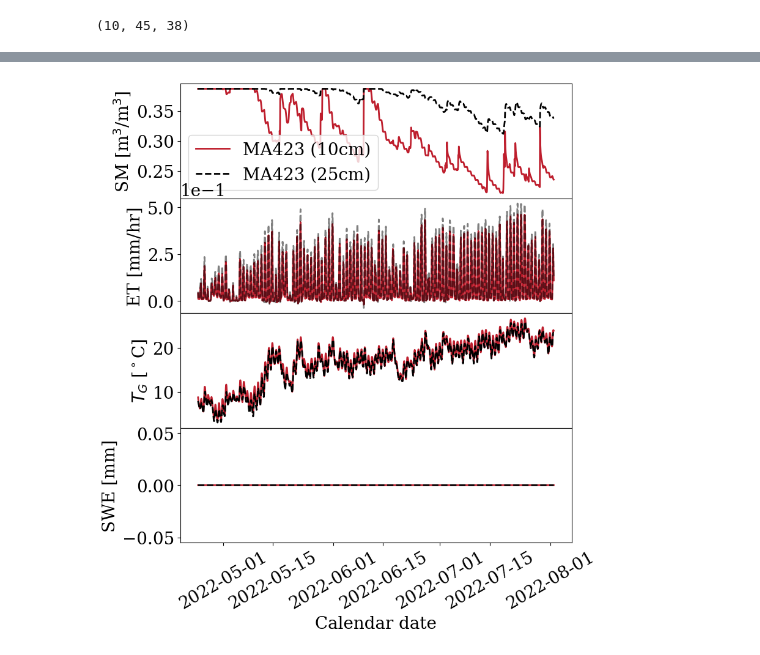
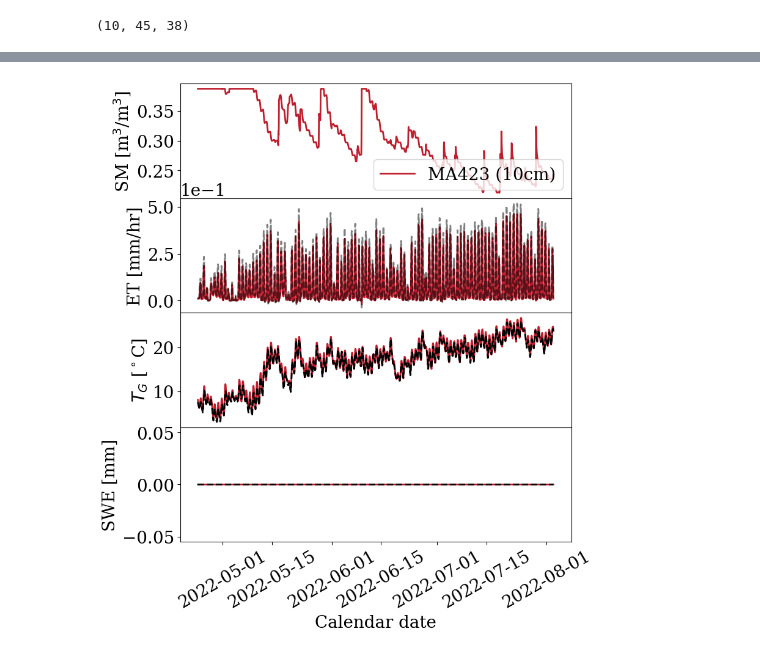
Before and after one commit to mashadab/ParFlow-project, a Jupyter notebook: Andreas/Simulation_Analysis_conus_subset_Harvard_forest.ipynb, the cells around one changed output, grey strips where cells are left out. Saved outputs shown, nothing was run; the diff lists cells and outputs as text; code cells hidden in the pictures.

```diff
--- a/Andreas/Simulation_Analysis_conus_subset_Harvard_forest.ipynb
+++ b/Andreas/Simulation_Analysis_conus_subset_Harvard_forest.ipynb
@@ -570,0 +632,9 @@ np.kron(nanmask[-1,:,:],np.ones(((10,1,1))))
+# %%
+from datetime import datetime, timedelta
+t1 = datetime(2019, 1, 1, 0, 0)  #start date time
+t2 = datetime(2019, 1, 1, 0, 0)  #data start date time
+t3 = datetime(2023, 1,1, 0, 0)  #end date time
+
+delta1 = int((t2 - t1).total_seconds() / 3600); delta2 = int((t3 - t2).total_seconds() / 3600); delta3 = int((t3 - t1).total_seconds() / 3600)
+
+print(delta1,delta2,delta3)  # 5:30:00
@@ -694,43 +892,34 @@ np.savez(f'{run_dir}/../MA_time{icount}hr_sim_type{sim_type}_storage_specific_20
 # %%
 #Only for specific time in 2022: 24th April to 3rd October
-
-from datetime import datetime, timedelta
-d = datetime(2018, 1, 1, 0, 0)
-
-#print(d + timedelta(hours = time_array_plot[0,2]))
-time_array_one_row = np.linspace(8760*4+2735,8760*4+5135,2401)#time_array_plot[0,:]
-
-time_array_datetime = ([d + timedelta(hours = i) for i in time_array_one_row])
-
 #time_array_datetime = np.tile(t_time_datetime, (20,1))
 
 #plotting components of water balance
 fig, axs = plt.subplots(4, sharex=True, figsize=(8,10) , dpi=100)
 #fig.suptitle('Little Washita Water Balance')
-axs[0].plot(time_array_datetime,soil_moisture_point10cmavg[8760*4+2735-1:8760*4+5135,17,7], 'k-', linewidth=2,alpha=1,label='MA423 (10cm)', color = red)
-axs[0].plot(time_array_datetime,soil_moisture_point25cmavg[8760*4+2735-1:8760*4+5135,17,7], 'k--', linewidth=2,alpha=1,label='MA423 (25cm)')
-axs[0].legend(loc='lower left')
+axs[0].plot(time_array_datetime,soil_moisture_point10cmavg[delta5:delta6+1,17,7], 'k-', linewidth=2,alpha=1,label='MA423 (10cm)', color = red)
+#axs[0].plot(time_array_datetime,soil_moisture_point25cmavg[8760*4+2735-1:8760*4+5135,17,7], 'k--', linewidth=2,alpha=1,label='MA423 (25cm)')
+axs[0].legend(loc='lower right')
 axs[0].set_ylabel("SM [m$^3$/m$^3$]")
-axs[1].plot(time_array_datetime[1:],np.nanmean(et_plot[8760*4+2735-1:8760*4+5135-1]*np.kron(nanmask[-1,:,:],np.ones(((len(time_array_one_row)-1,1,1)))), axis=(1,2)), linewidth=2, color = red)
-axs[1].plot(time_array_datetime[1:],et_plot[8760*4+2735-1:8760*4+5135-1,17,7], 'k--', linewidth=2,alpha=0.5)
+axs[1].plot(time_array_datetime,np.nanmean(et_plot[delta5:delta6+1]*np.kron(nanmask[-1,:,:],np.ones(((len(time_array_one_row),1,1)))), axis=(1,2)), linewidth=2, color = red)
+axs[1].plot(time_array_datetime,et_plot[delta5:delta6+1,17,7], 'k--', linewidth=2,alpha=0.5)
 axs[1].set_ylabel("ET [mm/hr]")
-axs[2].plot(time_array_datetime[1:],np.nanmean(grnd_plot[8760*4+2735-1:8760*4+5135-1]*np.kron(nanmask[-1,:,:],np.ones(((len(time_array_one_row)-1,1,1)))), axis=(1,2)), linewidth=2, color = red)
-axs[2].plot(time_array_datetime[1:],grnd_plot[8760*4+2735-1:8760*4+5135-1,17,7], 'k--', linewidth=2,alpha=1)
+axs[2].plot(time_array_datetime,np.nanmean(grnd_plot[delta5:delta6+1]*np.kron(nanmask[-1,:,:],np.ones(((len(time_array_one_row),1,1)))), axis=(1,2)), linewidth=2, color = red)
+axs[2].plot(time_array_datetime,grnd_plot[delta5:delta6+1,17,7], 'k--', linewidth=2,alpha=1)
 axs[2].set_ylabel("$T_G$ [$^\circ$C]")
-axs[3].plot(time_array_datetime[1:],np.nanmean(swe_plot[8760*4+2735-1:8760*4+5135-1]*np.kron(nanmask[-1,:,:],np.ones(((len(time_array_one_row)-1,1,1)))), axis=(1,2)), linewidth=2, color = red)
-axs[3].plot(time_array_datetime[1:],swe_plot[8760*4+2735-1:8760*4+5135-1,17,7], 'k--', linewidth=2,alpha=1)
+axs[3].plot(time_array_datetime,np.nanmean(swe_plot[delta5:delta6+1]*np.kron(nanmask[-1,:,:],np.ones(((len(time_array_one_row),1,1)))), axis=(1,2)), linewidth=2, color = red)
+axs[3].plot(time_array_datetime,swe_plot[delta5:delta6+1,17,7], 'k--', linewidth=2,alpha=1)
 axs[3].set_ylabel("SWE [mm]")
 plt.xlabel('Calendar date')
 plt.subplots_adjust(left=0.1,
                     bottom=0.1,
                     right=0.9,
                     top=0.85,
                     wspace=0.0,
                     hspace=0.0)
 axs[1].ticklabel_format(axis='y', style='sci', scilimits=(0,0))
 plt.xticks(rotation = 30)
 plt.savefig(f'{run_dir}/../MA_time_sim_type{sim_type}_specific_2022_soil_moisturespecific.pdf',bbox_inches='tight', dpi = 600)
 plt.savefig(f'{run_dir}/../MA_time_sim_type{sim_type}_specific_2022_soil_moisturespecific.png',bbox_inches='tight', dpi = 600)
-np.savez(f'{run_dir}/../MA_time{icount}hr_sim_type{sim_type}_storage_specific_2022_soil_moisturespecific',time_array_datetime,et_plot,soil_moisture_1m,grnd_plot,swe_plot,soil_moisture_point10cmavg,soil_moisture_point25cmavg)
+#np.savez(f'{run_dir}/../MA_time{icount}hr_sim_type{sim_type}_storage_specific_2022_soil_moisturespecific',time_array_datetime,et_plot,soil_moisture_1m,grnd_plot,swe_plot,soil_moisture_point10cmavg,soil_moisture_point25cmavg)
 # %% [output]
-[figure, old version]
+[figure, new version]
```
Also changed, not shown: parts of 29 cells of this notebook, 3 other files.
